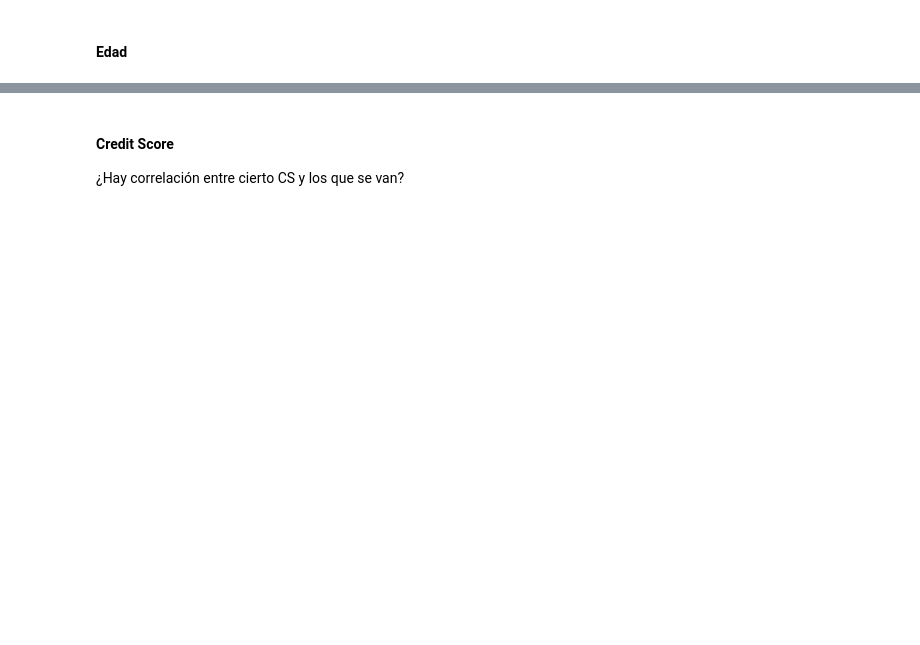
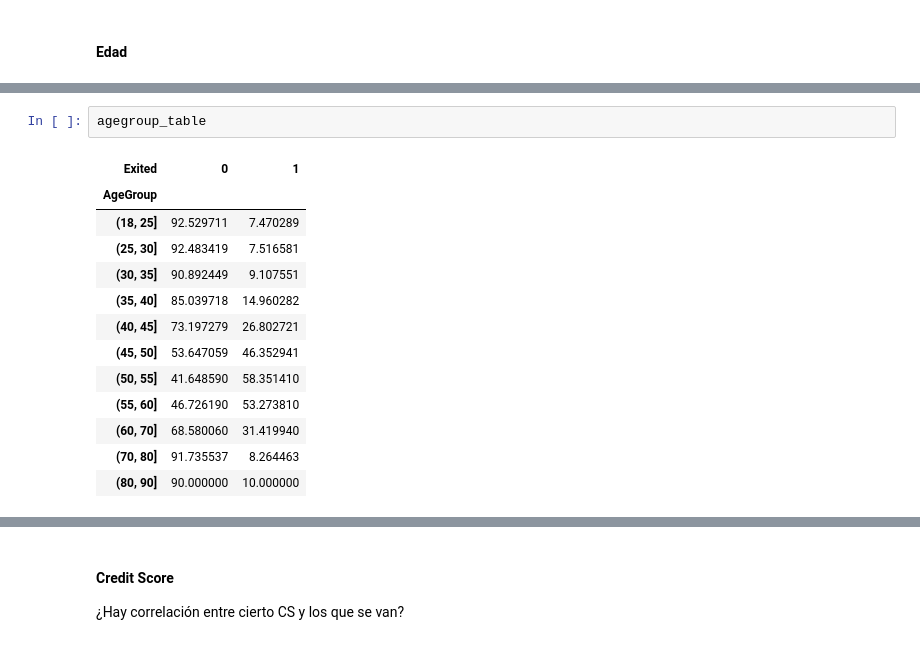
Before and after one commit to ALopezReale/bank-churn-analysis, a Jupyter notebook: 1_EDA_RegresionLogistica.ipynb, the cells around one changed output, grey strips where cells are left out. Cells and saved outputs as stored; diff of their text form; blank space fills up the shorter version.

```diff
--- a/1_EDA_RegresionLogistica.ipynb
+++ b/1_EDA_RegresionLogistica.ipynb
@@ -226 +248,17 @@ plt.show()
+# %%
+agegroup_table
+# %% [output]
+| Exited | 0 | 1 |
+| AgeGroup |  |  |
+| (18, 25] | 92.529711 | 7.470289 |
+| (25, 30] | 92.483419 | 7.516581 |
+| (30, 35] | 90.892449 | 9.107551 |
+| (35, 40] | 85.039718 | 14.960282 |
+| (40, 45] | 73.197279 | 26.802721 |
+| (45, 50] | 53.647059 | 46.352941 |
+| (50, 55] | 41.648590 | 58.351410 |
+| (55, 60] | 46.726190 | 53.273810 |
+| (60, 70] | 68.580060 | 31.419940 |
+| (70, 80] | 91.735537 | 8.264463 |
+| (80, 90] | 90.000000 | 10.000000 |
 # %% [markdown]
```
Also changed, not shown: parts of 49 cells of this notebook.
